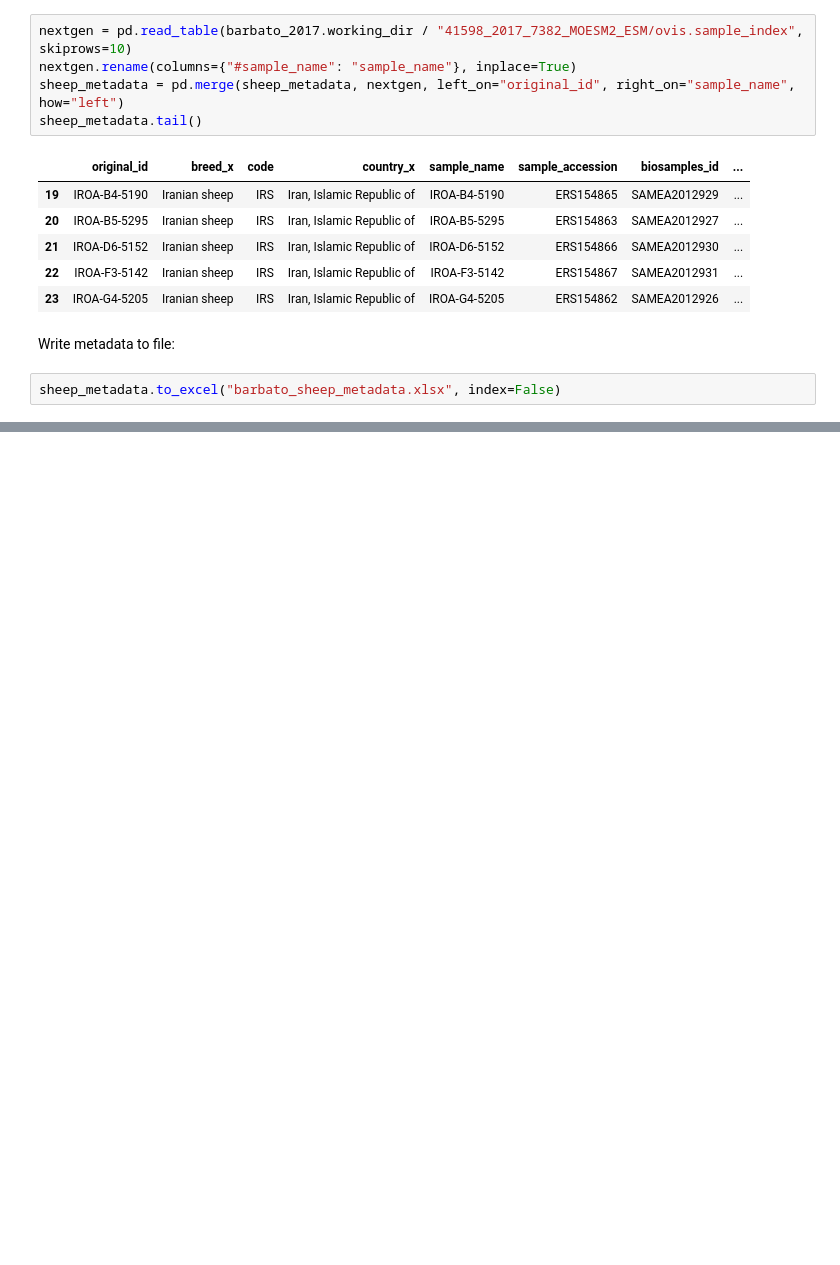
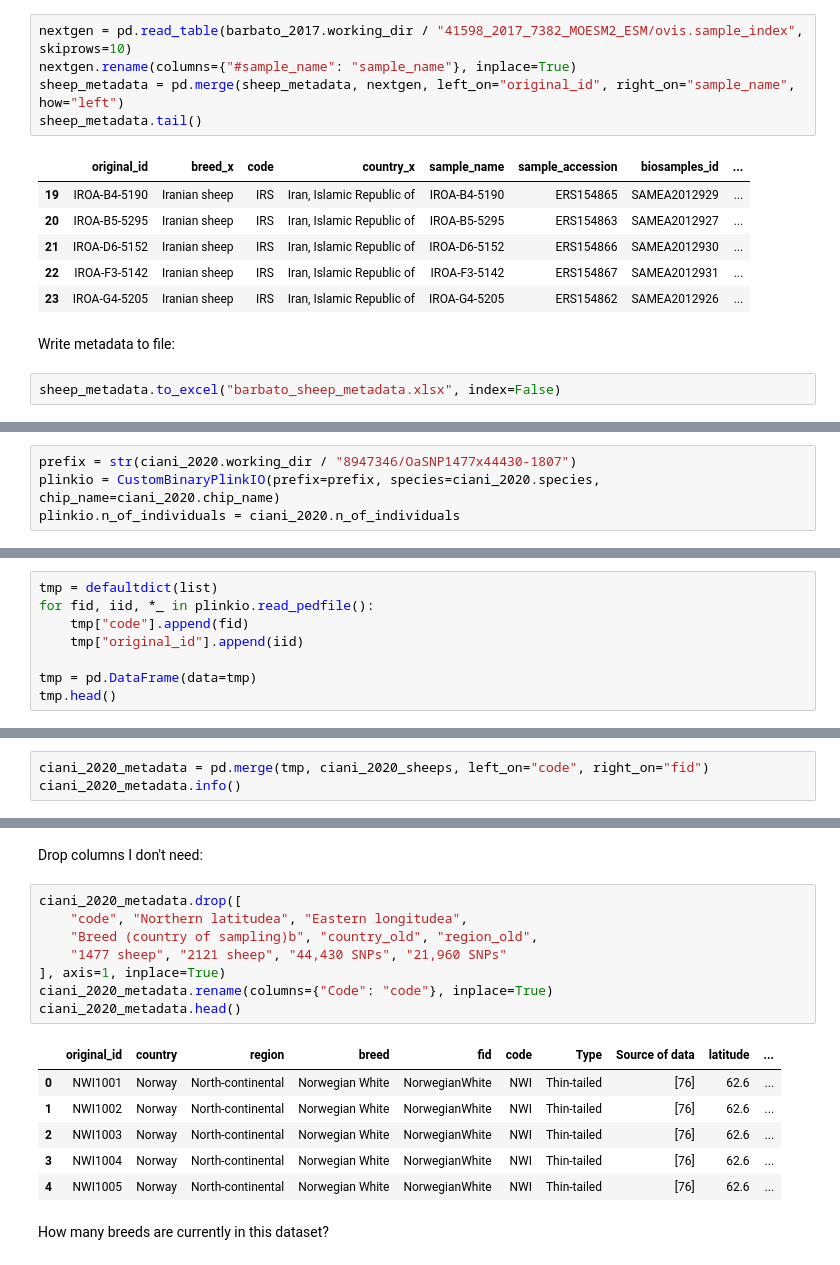
Before and after one commit to cnr-ibba/SMARTER-database, a Jupyter notebook: notebooks/exploratory/0.22.0-bunop-new_sheep_background_data.ipynb, the cells around one changed output, grey strips where cells are left out. Drawn from its saved outputs; the diff is of its cells as text; blank space fills up the shorter version.

```diff
--- a/notebooks/exploratory/0.22.0-bunop-new_sheep_background_data.ipynb
+++ b/notebooks/exploratory/0.22.0-bunop-new_sheep_background_data.ipynb
@@ -413,0 +439,4 @@ sheep_metadata.to_excel("barbato_sheep_metadata.xlsx", index=False)
+# %%
+prefix = str(ciani_2020.working_dir / "8947346/OaSNP1477x44430-1807")
+plinkio = CustomBinaryPlinkIO(prefix=prefix, species=ciani_2020.species, chip_name=ciani_2020.chip_name)
+plinkio.n_of_individuals = ciani_2020.n_of_individuals
@@ -413,0 +480,8 @@ sheep_metadata.to_excel("barbato_sheep_metadata.xlsx", index=False)
+# %%
+tmp = defaultdict(list)
+for fid, iid, *_ in plinkio.read_pedfile():
+    tmp["code"].append(fid)
+    tmp["original_id"].append(iid)
+
+tmp = pd.DataFrame(data=tmp)
+tmp.head()
@@ -413,0 +497,3 @@ sheep_metadata.to_excel("barbato_sheep_metadata.xlsx", index=False)
+# %%
+ciani_2020_metadata = pd.merge(tmp, ciani_2020_sheeps, left_on="code", right_on="fid")
+ciani_2020_metadata.info()
@@ -413,0 +518,19 @@ sheep_metadata.to_excel("barbato_sheep_metadata.xlsx", index=False)
+# %% [markdown]
+Drop columns I don't need:
+# %%
+ciani_2020_metadata.drop([
+    "code", "Northern latitudea", "Eastern longitudea",
+    "Breed (country of sampling)b", "country_old", "region_old",
+    "1477 sheep", "2121 sheep", "44,430 SNPs", "21,960 SNPs"
+], axis=1, inplace=True)
+ciani_2020_metadata.rename(columns={"Code": "code"}, inplace=True)
+ciani_2020_metadata.head()
+# %% [output]
+|  | original_id | country | region | breed | fid | code | Type | Source of data | latitude | ... |
+| 0 | NWI1001 | Norway | North-continental | Norwegian White | NorwegianWhite | NWI | Thin-tailed | [76] | 62.6 | ... |
+| 1 | NWI1002 | Norway | North-continental | Norwegian White | NorwegianWhite | NWI | Thin-tailed | [76] | 62.6 | ... |
+| 2 | NWI1003 | Norway | North-continental | Norwegian White | NorwegianWhite | NWI | Thin-tailed | [76] | 62.6 | ... |
+| 3 | NWI1004 | Norway | North-continental | Norwegian White | NorwegianWhite | NWI | Thin-tailed | [76] | 62.6 | ... |
+| 4 | NWI1005 | Norway | North-continental | Norwegian White | NorwegianWhite | NWI | Thin-tailed | [76] | 62.6 | ... |
+# %% [markdown]
+How many breeds are currently in this dataset?
```
Also changed, not shown: parts of 29 cells of this notebook, 2 other files.
